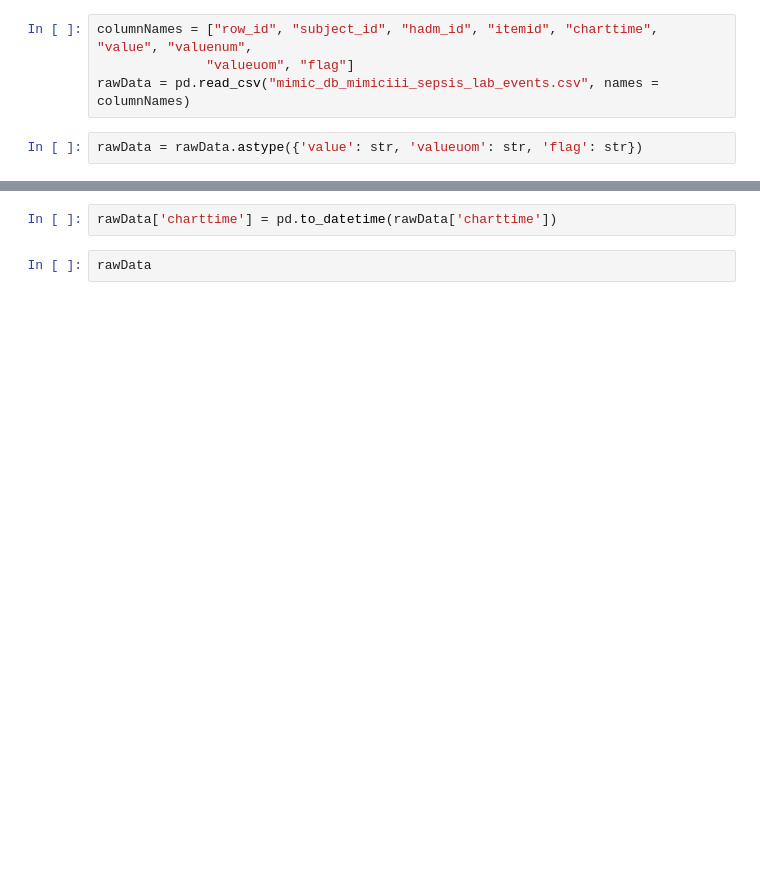
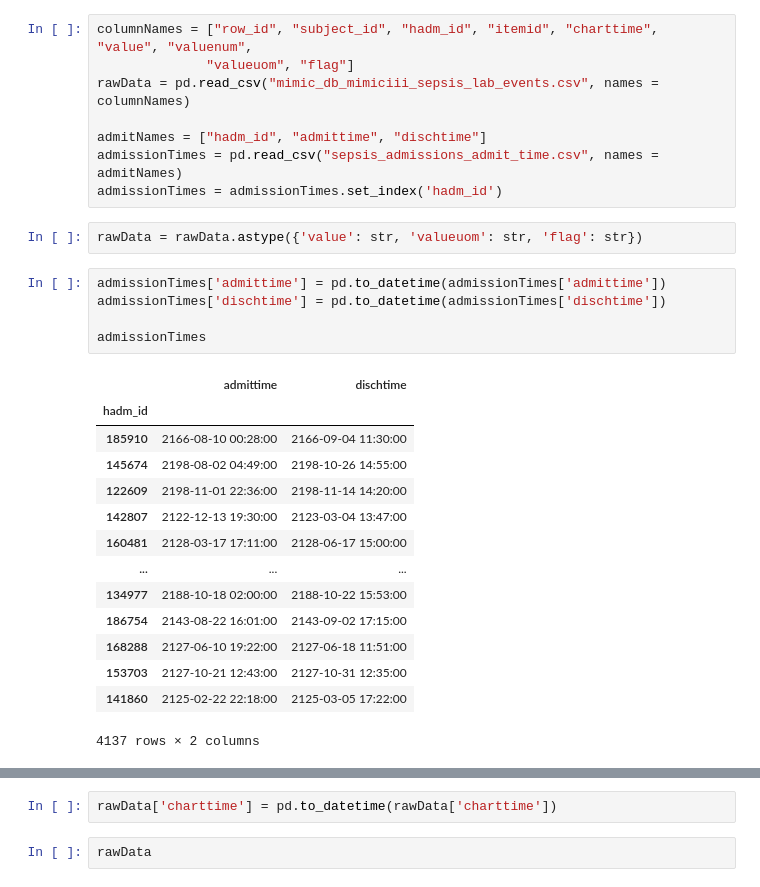
Before and after one commit to Ian-Mint/treatment_recommender, a Jupyter notebook: pre_processing/ECE271b Final Project Lab Data Cleaning.ipynb, the cells around one changed output, grey strips where cells are left out. Saved outputs shown, nothing was run; the diff lists cells and outputs as text; blank space fills up the shorter version.

```diff
--- a/pre_processing/ECE271b Final Project Lab Data Cleaning.ipynb
+++ b/pre_processing/ECE271b Final Project Lab Data Cleaning.ipynb
@@ -11,5 +18,29 @@ sepsis_admissions = pd.read_sql("select * from mimic_db.mimiciii.d_labitems", co
 columnNames = ["row_id", "subject_id", "hadm_id", "itemid", "charttime", "value", "valuenum",
               "valueuom", "flag"]
 rawData = pd.read_csv("mimic_db_mimiciii_sepsis_lab_events.csv", names = columnNames)
+
+admitNames = ["hadm_id", "admittime", "dischtime"]
+admissionTimes = pd.read_csv("sepsis_admissions_admit_time.csv", names = admitNames)
+admissionTimes = admissionTimes.set_index('hadm_id')
 # %%
 rawData = rawData.astype({'value': str, 'valueuom': str, 'flag': str})
+# %%
+admissionTimes['admittime'] = pd.to_datetime(admissionTimes['admittime'])
+admissionTimes['dischtime'] = pd.to_datetime(admissionTimes['dischtime'])
+
+admissionTimes
+# %% [output]
+|  | admittime | dischtime |
+| hadm_id |  |  |
+| 185910 | 2166-08-10 00:28:00 | 2166-09-04 11:30:00 |
+| 145674 | 2198-08-02 04:49:00 | 2198-10-26 14:55:00 |
+| 122609 | 2198-11-01 22:36:00 | 2198-11-14 14:20:00 |
+| 142807 | 2122-12-13 19:30:00 | 2123-03-04 13:47:00 |
+| 160481 | 2128-03-17 17:11:00 | 2128-06-17 15:00:00 |
+| ... | ... | ... |
+| 134977 | 2188-10-18 02:00:00 | 2188-10-22 15:53:00 |
+| 186754 | 2143-08-22 16:01:00 | 2143-09-02 17:15:00 |
+| 168288 | 2127-06-10 19:22:00 | 2127-06-18 11:51:00 |
+| 153703 | 2127-10-21 12:43:00 | 2127-10-31 12:35:00 |
+| 141860 | 2125-02-22 22:18:00 | 2125-03-05 17:22:00 |
+4137 rows × 2 columns
```
Also changed, not shown: parts of 49 cells of this notebook, 3 other files.
